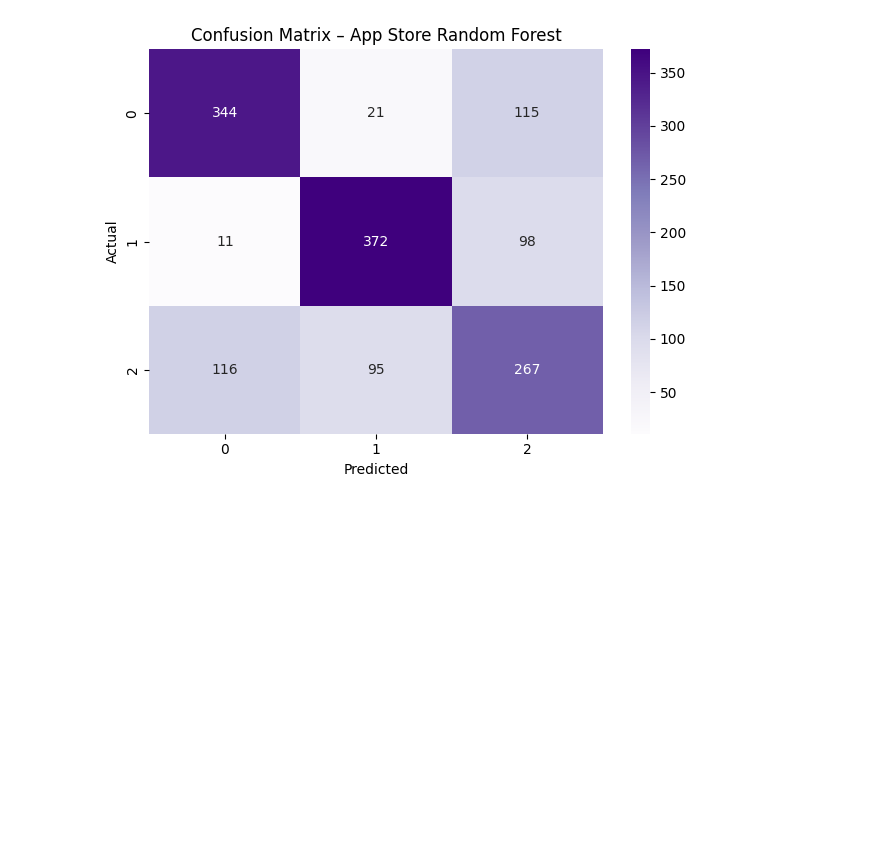
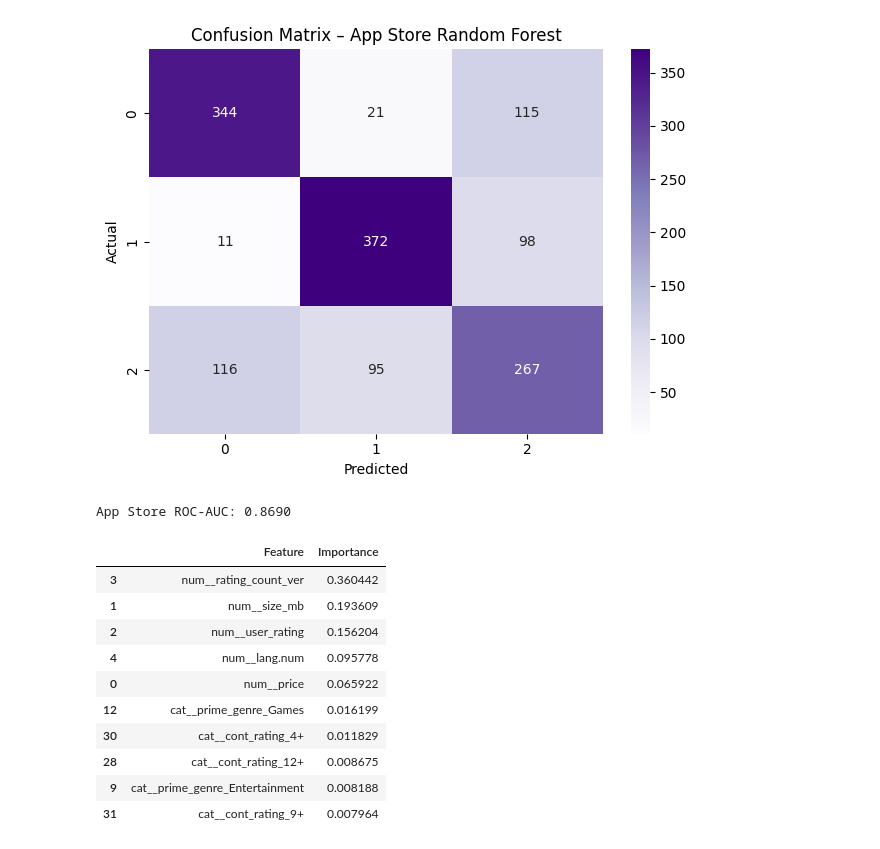
Before and after one commit to Dhairyaxshah/Appfluence, a Jupyter notebook: notebooks/03_supervised_ml.ipynb, the cells around one changed output. Cells and saved outputs as stored; diff of their text form; code cells hidden in the pictures; blank space fills up the shorter version.

Commit message:
evaluated model for app store

```diff
--- a/notebooks/03_supervised_ml.ipynb
+++ b/notebooks/03_supervised_ml.ipynb
@@ -498,3 +498,44 @@ plt.tight_layout()
 plt.show()
 # %% [output]
 [figure]
+# %%
+from sklearn.metrics import roc_auc_score
+
+y_prob_as = rf_model_as.predict_proba(X_test_as)
+
+roc_auc_as = roc_auc_score(
+    y_test_as,
+    y_prob_as,
+    multi_class='ovr',
+    average='macro'
+)
+
+print(f"App Store ROC-AUC: {roc_auc_as:.4f}")
+# %% [output]
+App Store ROC-AUC: 0.8690
+# %%
+feature_names_as = (
+    rf_model_as.named_steps['preprocess']
+    .get_feature_names_out()
+)
+
+importances_as = rf_model_as.named_steps['clf'].feature_importances_
+
+importance_df_as = pd.DataFrame({
+    'Feature': feature_names_as,
+    'Importance': importances_as
+}).sort_values(by='Importance', ascending=False)
+
+importance_df_as.head(10)
+# %% [output]
+|  | Feature | Importance |
+| 3 | num__rating_count_ver | 0.360442 |
+| 1 | num__size_mb | 0.193609 |
+| 2 | num__user_rating | 0.156204 |
+| 4 | num__lang.num | 0.095778 |
+| 0 | num__price | 0.065922 |
+| 12 | cat__prime_genre_Games | 0.016199 |
+| 30 | cat__cont_rating_4+ | 0.011829 |
+| 28 | cat__cont_rating_12+ | 0.008675 |
+| 9 | cat__prime_genre_Entertainment | 0.008188 |
+| 31 | cat__cont_rating_9+ | 0.007964 |
```
